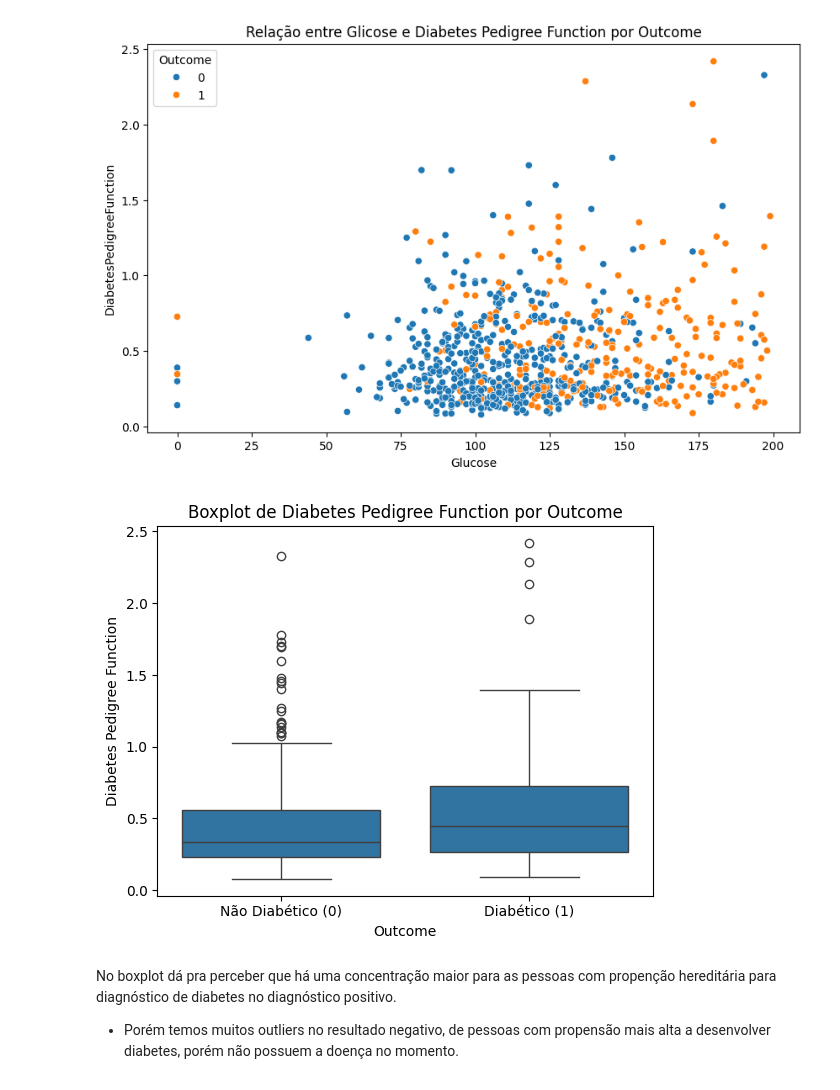
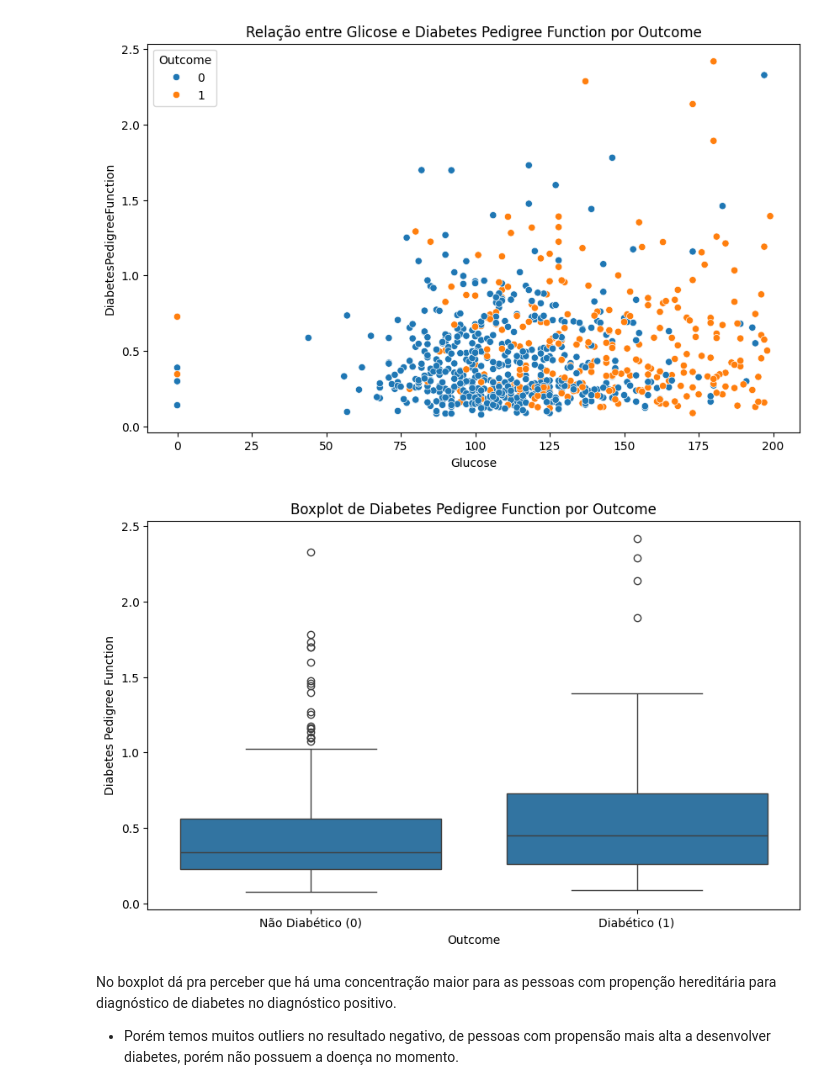
Before and after one commit to mparra137/FIAP_Fase1_TechChallenge, a Jupyter notebook: notebook/Diabetes_case_KnnImputer.ipynb, the cells around one changed output. Cells and saved outputs as stored; diff of their text form; code cells hidden in the pictures.

```diff
--- a/notebook/Diabetes_case_KnnImputer.ipynb
+++ b/notebook/Diabetes_case_KnnImputer.ipynb
@@ -396,15 +394,16 @@ plt.title('Relação entre Glicose e Diabetes Pedigree Function por Outcome')
 Text(0.5, 1.0, 'Relação entre Glicose e Diabetes Pedigree Function por Outcome')
 [figure]
 # %%
+plt.figure(figsize=(10, 6))
 sns.boxplot(x='Outcome', y='DiabetesPedigreeFunction', data=dados)
 plt.title('Boxplot de Diabetes Pedigree Function por Outcome')
 plt.xlabel('Outcome')
 plt.ylabel('Diabetes Pedigree Function')
 plt.xticks(outcome, labels=labels)
 plt.savefig('../Graficos/boxplot_diabetes_pedigree_function.png', dpi=150, bbox_inches='tight')
 plt.show()
 # %% [output]
-[figure, old version]
+[figure, new version]
 # %% [markdown]
 No boxplot dá pra perceber que há uma concentração maior para as pessoas com propenção hereditária para diagnóstico de diabetes no diagnóstico positivo.
 - Porém temos muitos outliers no resultado negativo, de pessoas com propensão mais alta a desenvolver diabetes, porém não possuem a doença no momento.
```
Also changed, not shown: parts of 11 cells of this notebook, 4 other files.
